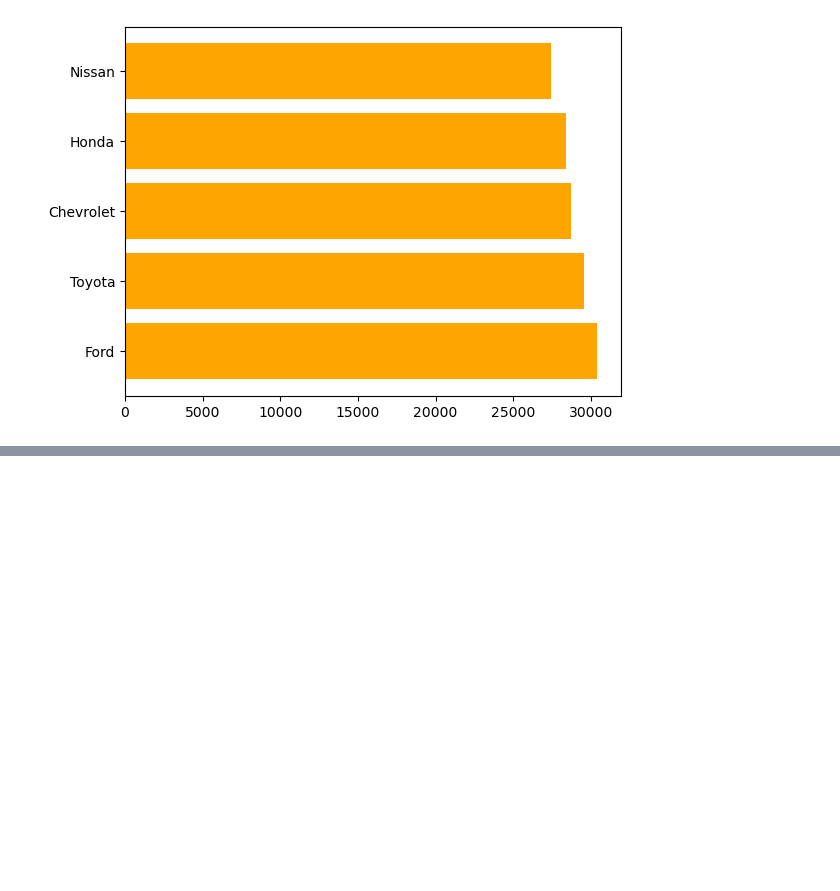
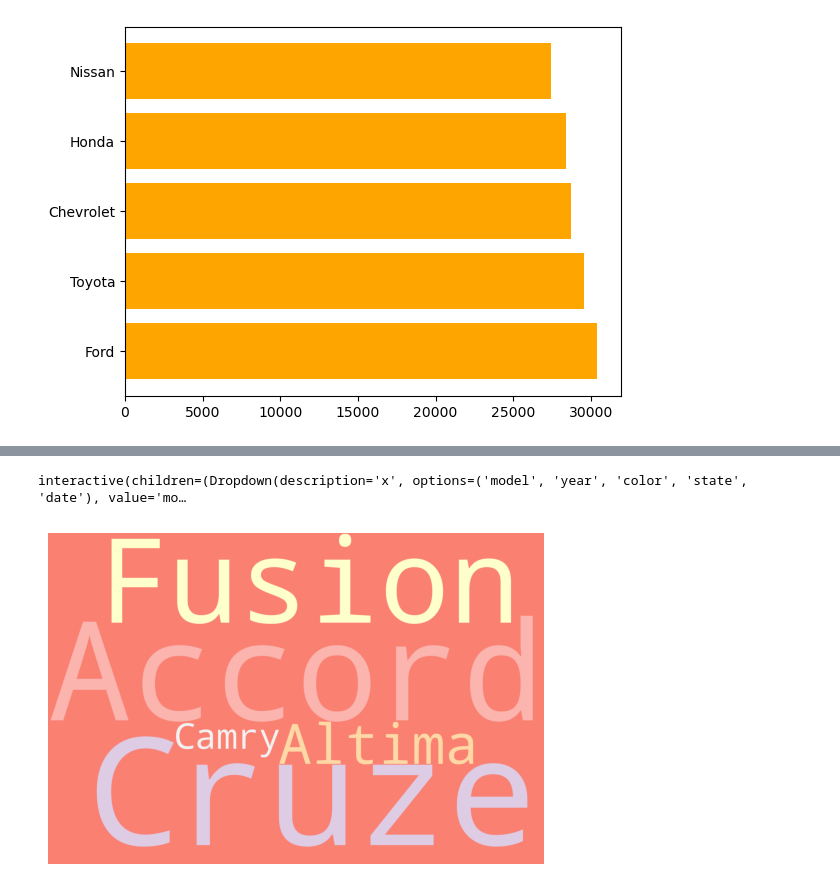
Before and after one commit to DeiviGT1/arc-is, a Jupyter notebook: hola copy.ipynb, the cells around one changed output, grey strips where cells are left out. Drawn from its saved outputs; the diff is of its cells as text; code cells hidden in the pictures; blank space fills up the shorter version.

```diff
--- a/hola copy.ipynb
+++ b/hola copy.ipynb
@@ -99,0 +105,44 @@ plt.barh(
+# %%
+import seaborn as sns
+from ipywidgets import interact
+from IPython.display import clear_output
+import pandas as pd
+import matplotlib.ticker as mtick
+
+csv = pd.read_csv("car_prices.csv")
+
+@interact
+def barplot(x = csv.drop(["make", "mileage", "price"], axis=1).columns, y = csv[["mileage", "price"]].columns):
+  clear_output(wait=True)
+  df = csv.groupby(["make", x]).sum(["price", "mileage"])
+  df.reset_index(inplace=True)
+  df = df.pivot(index="make", columns=x, values=y)
+  ax = df.plot(kind="bar", stacked=True, figsize=(10, 5), colormap="cividis")
+  ax.yaxis.set_major_formatter(mtick.FuncFormatter(lambda x, pos: f"{x:.0f}"))
+  plt.legend(loc='center left', bbox_to_anchor=(1.0, 0.5))
+  plt.show()
+# %% [output]
+interactive(children=(Dropdown(description='x', options=('model', 'year', 'color', 'state', 'date'), value='mo…
+# %%
+import matplotlib.pyplot as plt
+from wordcloud import WordCloud, STOPWORDS
+
+# Texto de ejemplo
+texto = " ".join([mod for mod in csv["model"]])
+
+# Crear un objeto WordCloud
+word_cloud = WordCloud(
+        width=3000,
+        height=2000,
+        random_state=1,
+        background_color="salmon",
+        colormap="Pastel1",
+        collocations=False,
+        stopwords=STOPWORDS,
+        ).generate(text=texto)
+# %%
+plt.imshow(word_cloud)
+plt.axis("off")
+plt.show()
+# %% [output]
+[figure, added]
```
Also changed, not shown: parts of 5 cells of this notebook, 1 other file.
